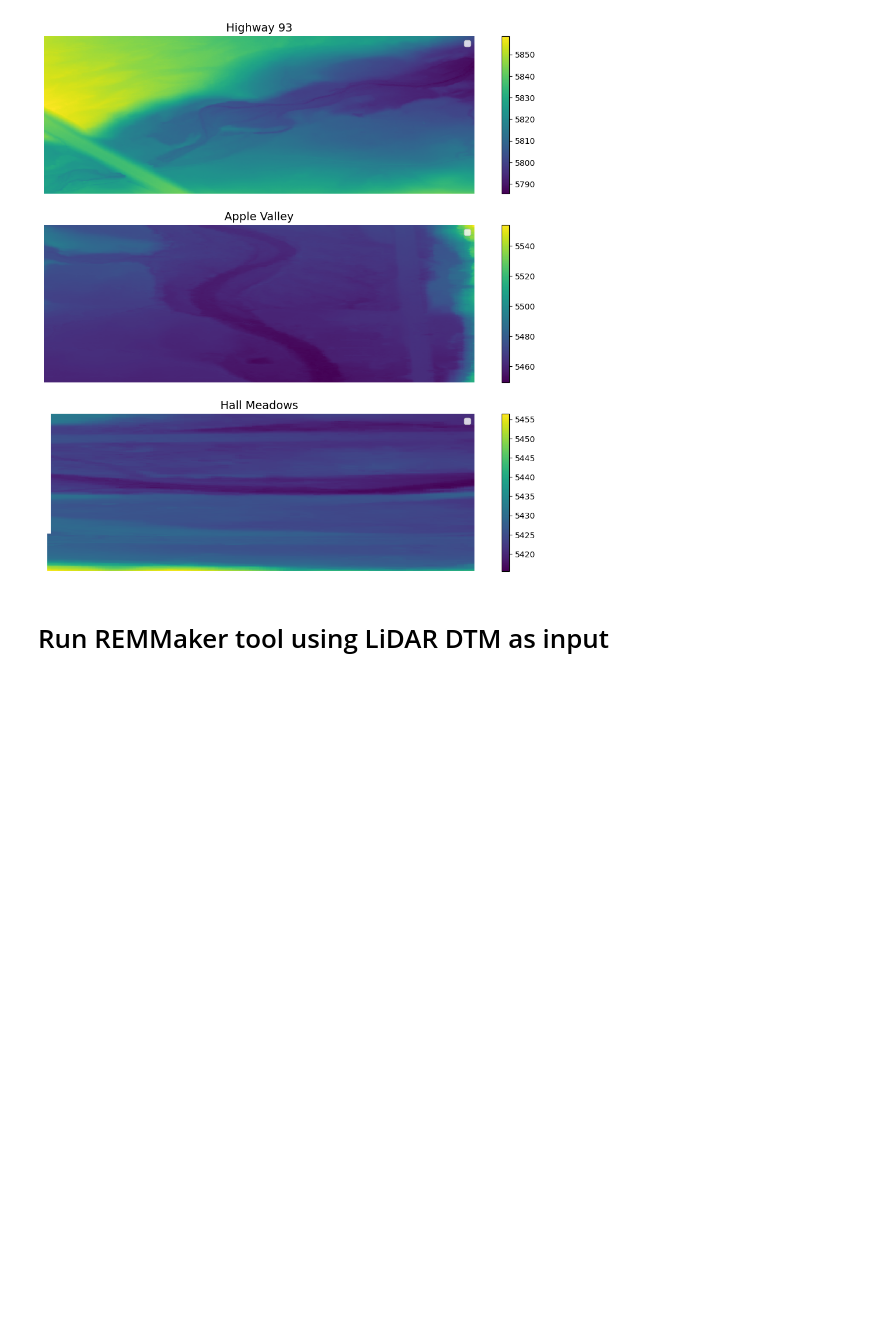
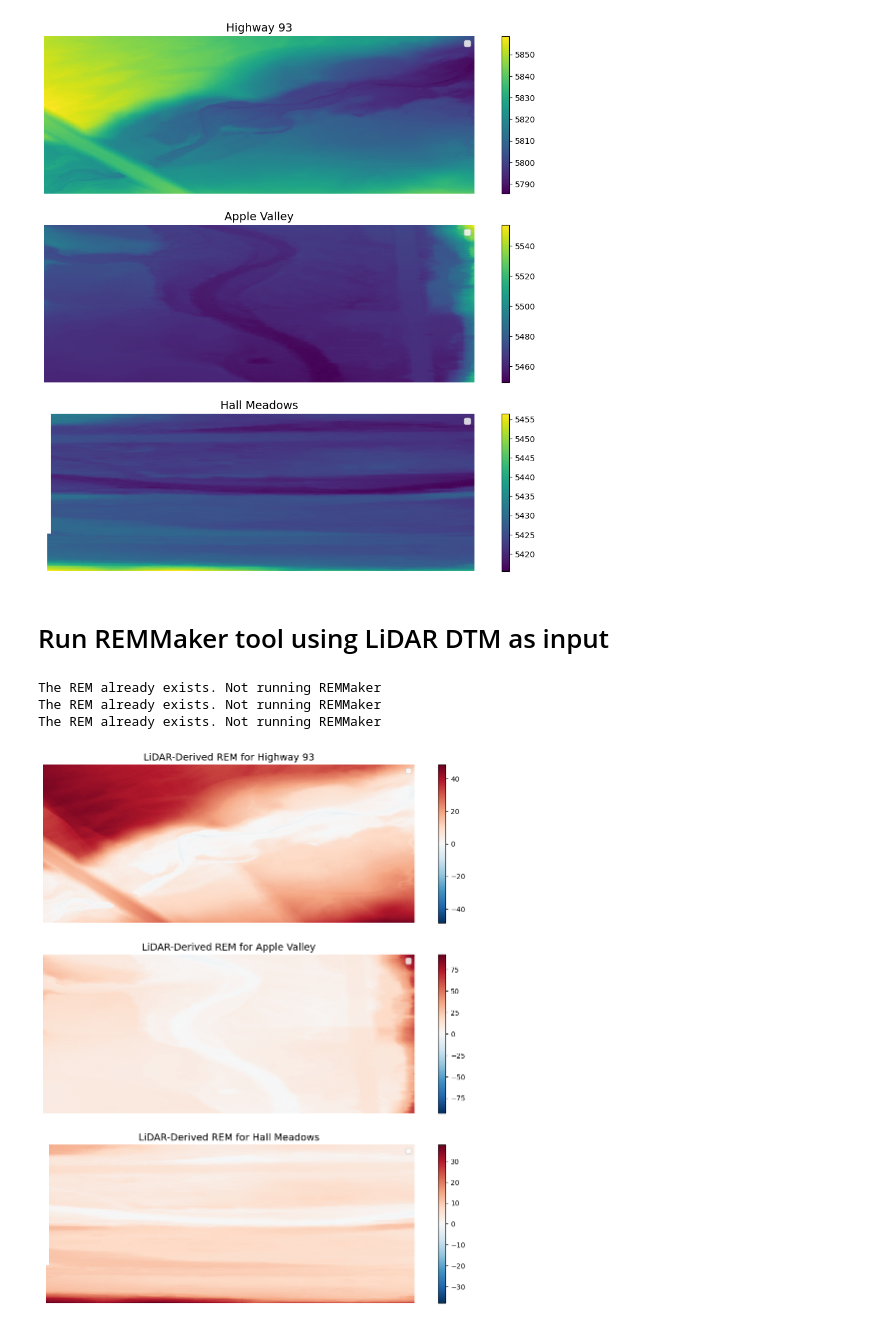
Before and after one commit to lechipman/example-project-repository, a Jupyter notebook: lidar_processing.ipynb, the cells around one changed output. Cells and saved outputs as stored; diff of their text form; code cells hidden in the pictures; blank space fills up the shorter version.

Commit message:
updated lidar processing

```diff
--- a/lidar_processing.ipynb
+++ b/lidar_processing.ipynb
@@ -220,11 +222,13 @@ plot_model(model = av_lidar_dtm,
 # Define plot space with x subplots
 fig, axes = plt.subplots(3, 1, figsize=(12, 12))
 
-# List of fire names to pass to function
-site_name = ('Highway 93', 'Apple Valley', 'Hall Meadows')
+# List of site names to pass to function for title
+plot_titles = ('Highway 93', 'Apple Valley', 'Hall Meadows')
 
 # List of dtms to pass to function
-lidar_dtm_list = (hwy93_lidar_dtm, av_lidar_dtm, hm_lidar_dtm)
+lidar_dtm_list = (highway93_lidar_dtm,
+                  applevalley_lidar_dtm,
+                  hallmeadows_lidar_dtm)
 
 # Call plot function
 for i, axe in enumerate(axes.flatten()):
@@ -274,2 +273,43 @@ plot_model(model = lidar_rem,
+# %%
+# Create REM for all sites with run_rem_maker function
+site_names = ('highway93', 'applevalley', 'hallmeadows')
+for site in site_names:
+    run_rem_maker(name=site)
+# %% [output]
+The REM already exists. Not running REMMaker
+The REM already exists. Not running REMMaker
+The REM already exists. Not running REMMaker
+# %%
+lidar_rem_list = []
+for name in site_names:
+    lidar_rem_path = os.path.join(lidar_dir,
+                                  ('lidar_{}').format(name),
+                                  ('LiDAR_DTM_{}_REM.tif').format(name))
+    lidar_rem = rxr.open_rasterio(lidar_rem_path, masked=True)
+
+    lidar_rem_list.append(lidar_rem)
+# %%
+# Plot the REMs
+# Define plot space with x subplots
+fig, axes = plt.subplots(3, 1, figsize=(12, 14))
+
+# List of site names to pass to function for titles
+plot_title = ('LiDAR-Derived REM for Highway 93',
+              'LiDAR-Derived REM for Apple Valley',
+              'LiDAR-Derived REM for Hall Meadows')
+
+# Call plot function
+for i, axe in enumerate(axes.flatten()):
+    plot_models(
+        model=lidar_rem_list[i],
+        title=plot_title[i],
+        coarsen=(False, False, False),
+        ax=axe)
+# Note - I increased value of k in the REMMAker and streaking improved!!
+# "param k: number of nearest neighbors to use for IDW interpolation. If None, an appropriate value is estimated.
+#  The estimation routine uses k between 5-100 points (0.5-10% of the river length) depending on the
+#  sinuosity of the river of interest. Greater values of k are used for more sinuous rivers.""
+# %% [output]
+[figure, added]
 # %%
 # Call function to plot histogram of REM
```
Also changed, not shown: parts of 11 cells of this notebook.
